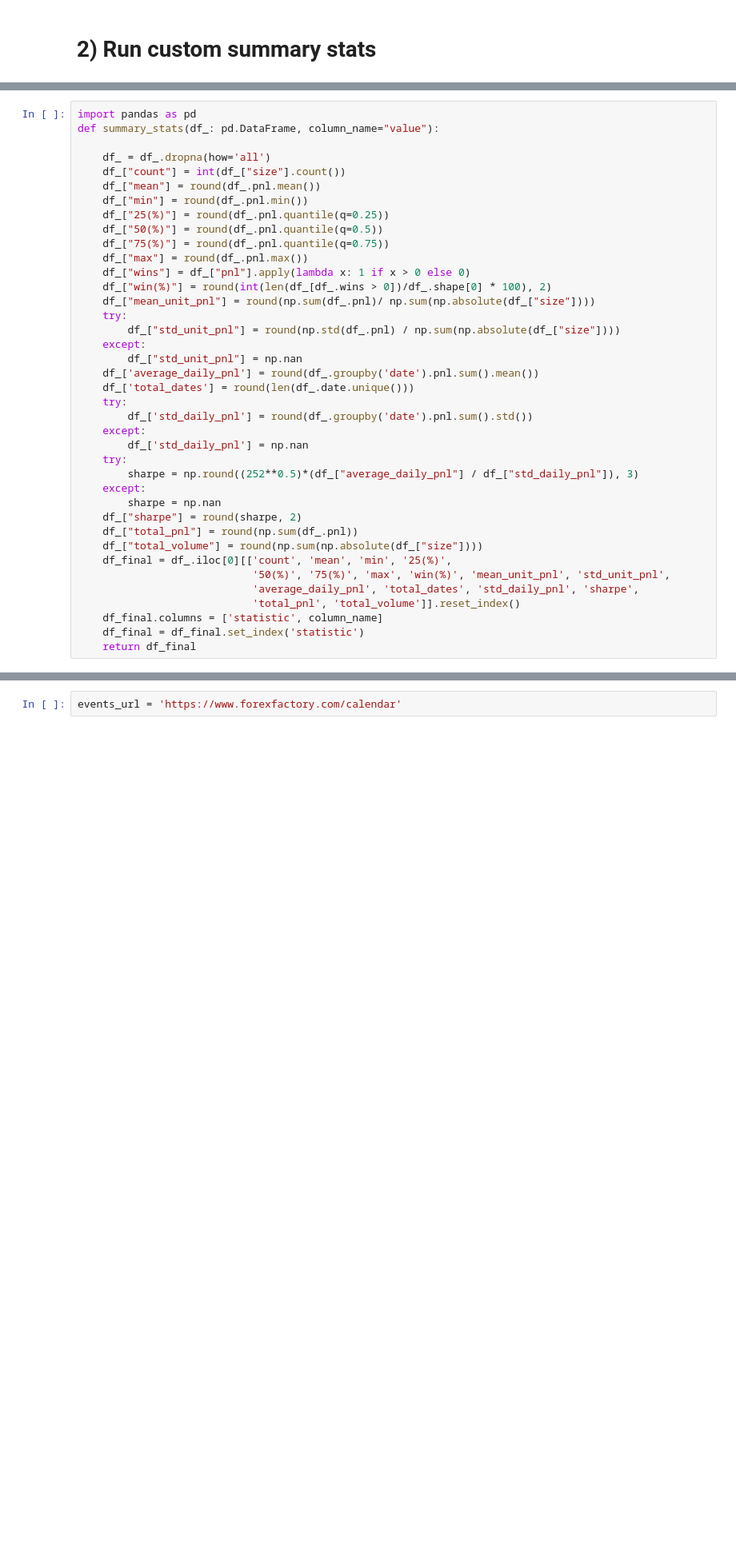
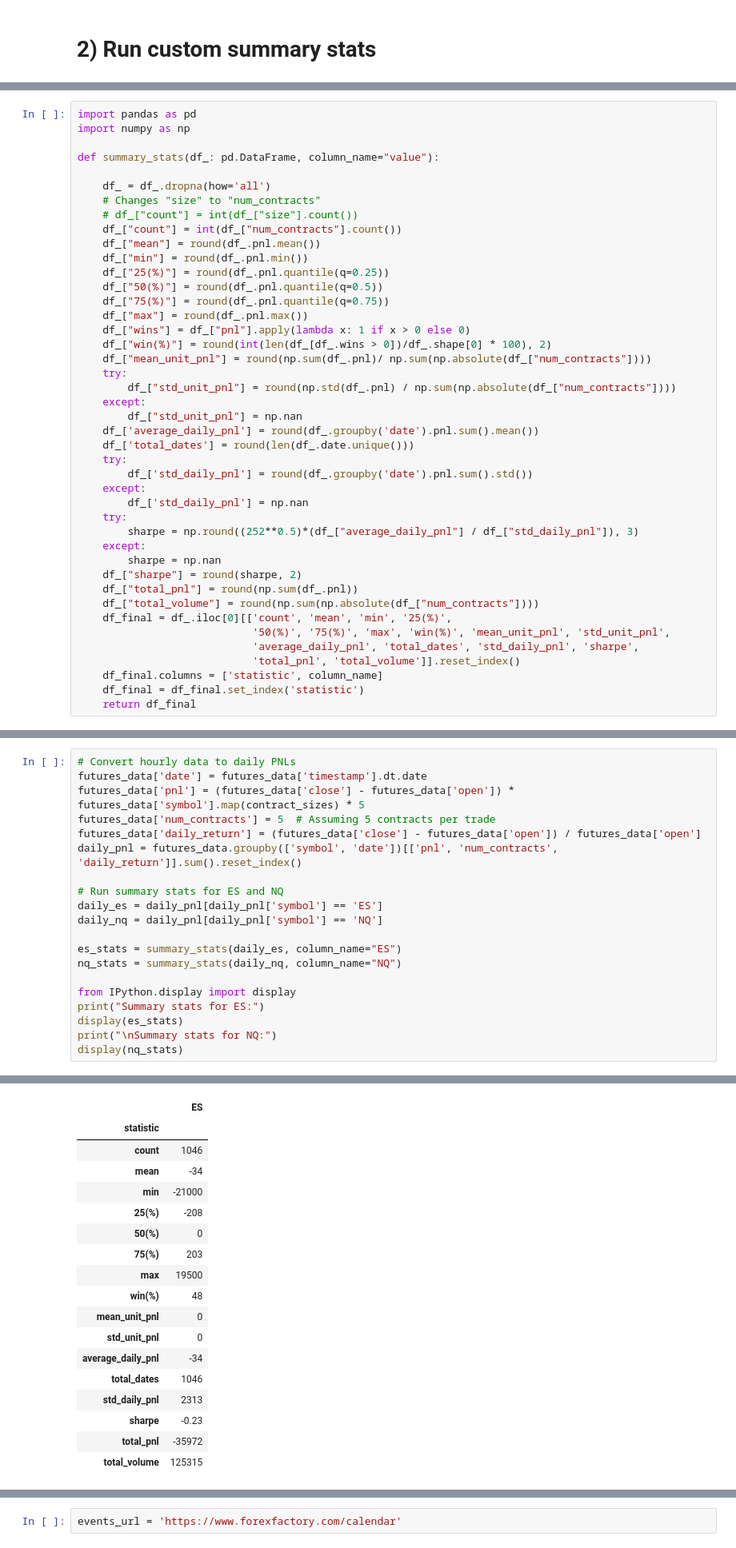
Before and after one commit to jbucsa/Monick-Assessment, a Jupyter notebook: Dev_Test/mn_test.ipynb, the cells around one changed output, grey strips where cells are left out. Shown at 80% size. Cells and saved outputs as stored; diff of their text form; blank space fills up the shorter version.

```diff
--- a/Dev_Test/mn_test.ipynb
+++ b/Dev_Test/mn_test.ipynb
@@ -68,10 +143,14 @@ If your column headers don't match what's in the summary_stats() function, pleas
 Use the Ipython display() function to show the final summary_stats dataframe.
 # %%
 import pandas as pd
+import numpy as np
+
 def summary_stats(df_: pd.DataFrame, column_name="value"):
 
     df_ = df_.dropna(how='all')
-    df_["count"] = int(df_["size"].count())
+    # Changes "size" to "num_contracts"
+    # df_["count"] = int(df_["size"].count())
+    df_["count"] = int(df_["num_contracts"].count())
     df_["mean"] = round(df_.pnl.mean())
     df_["min"] = round(df_.pnl.min())
     df_["25(%)"] = round(df_.pnl.quantile(q=0.25))
@@ -80,9 +159,9 @@ def summary_stats(df_: pd.DataFrame, column_name="value"):
     df_["max"] = round(df_.pnl.max())
     df_["wins"] = df_["pnl"].apply(lambda x: 1 if x > 0 else 0)
     df_["win(%)"] = round(int(len(df_[df_.wins > 0])/df_.shape[0] * 100), 2)
-    df_["mean_unit_pnl"] = round(np.sum(df_.pnl)/ np.sum(np.absolute(df_["size"])))
+    df_["mean_unit_pnl"] = round(np.sum(df_.pnl)/ np.sum(np.absolute(df_["num_contracts"])))
     try:
-        df_["std_unit_pnl"] = round(np.std(df_.pnl) / np.sum(np.absolute(df_["size"])))
+        df_["std_unit_pnl"] = round(np.std(df_.pnl) / np.sum(np.absolute(df_["num_contracts"])))
     except:
         df_["std_unit_pnl"] = np.nan
     df_['average_daily_pnl'] = round(df_.groupby('date').pnl.sum().mean())
@@ -97,7 +176,7 @@ def summary_stats(df_: pd.DataFrame, column_name="value"):
         sharpe = np.nan
     df_["sharpe"] = round(sharpe, 2)
     df_["total_pnl"] = round(np.sum(df_.pnl))
-    df_["total_volume"] = round(np.sum(np.absolute(df_["size"])))
+    df_["total_volume"] = round(np.sum(np.absolute(df_["num_contracts"])))
     df_final = df_.iloc[0][['count', 'mean', 'min', '25(%)',
                             '50(%)', '75(%)', 'max', 'win(%)', 'mean_unit_pnl', 'std_unit_pnl',
                             'average_daily_pnl', 'total_dates', 'std_daily_pnl', 'sharpe',
@@ -109,0 +187,21 @@ def summary_stats(df_: pd.DataFrame, column_name="value"):
+# %%
+# Convert hourly data to daily PNLs
+futures_data['date'] = futures_data['timestamp'].dt.date
+futures_data['pnl'] = (futures_data['close'] - futures_data['open']) * futures_data['symbol'].map(contract_sizes) * 5
+futures_data['num_contracts'] = 5  # Assuming 5 contracts per trade
+futures_data['daily_return'] = (futures_data['close'] - futures_data['open']) / futures_data['open']
+daily_pnl = futures_data.groupby(['symbol', 'date'])[['pnl', 'num_contracts', 'daily_return']].sum().reset_index()
+
+# Run summary stats for ES and NQ
+daily_es = daily_pnl[daily_pnl['symbol'] == 'ES']
+daily_nq = daily_pnl[daily_pnl['symbol'] == 'NQ']
+
+es_stats = summary_stats(daily_es, column_name="ES")
+nq_stats = summary_stats(daily_nq, column_name="NQ")
+
+from IPython.display import display
+print("Summary stats for ES:")
+display(es_stats)
+print("\nSummary stats for NQ:")
+display(nq_stats)
+# %% [output]
@@ -109,0 +209,18 @@ def summary_stats(df_: pd.DataFrame, column_name="value"):
+|  | ES |
+| statistic |  |
+| count | 1046 |
+| mean | -34 |
+| min | -21000 |
+| 25(%) | -208 |
+| 50(%) | 0 |
+| 75(%) | 203 |
+| max | 19500 |
+| win(%) | 48 |
+| mean_unit_pnl | 0 |
+| std_unit_pnl | 0 |
+| average_daily_pnl | -34 |
+| total_dates | 1046 |
+| std_daily_pnl | 2313 |
+| sharpe | -0.23 |
+| total_pnl | -35972 |
+| total_volume | 125315 |
```
Also changed, not shown: parts of 21 cells of this notebook, 6 other files.
